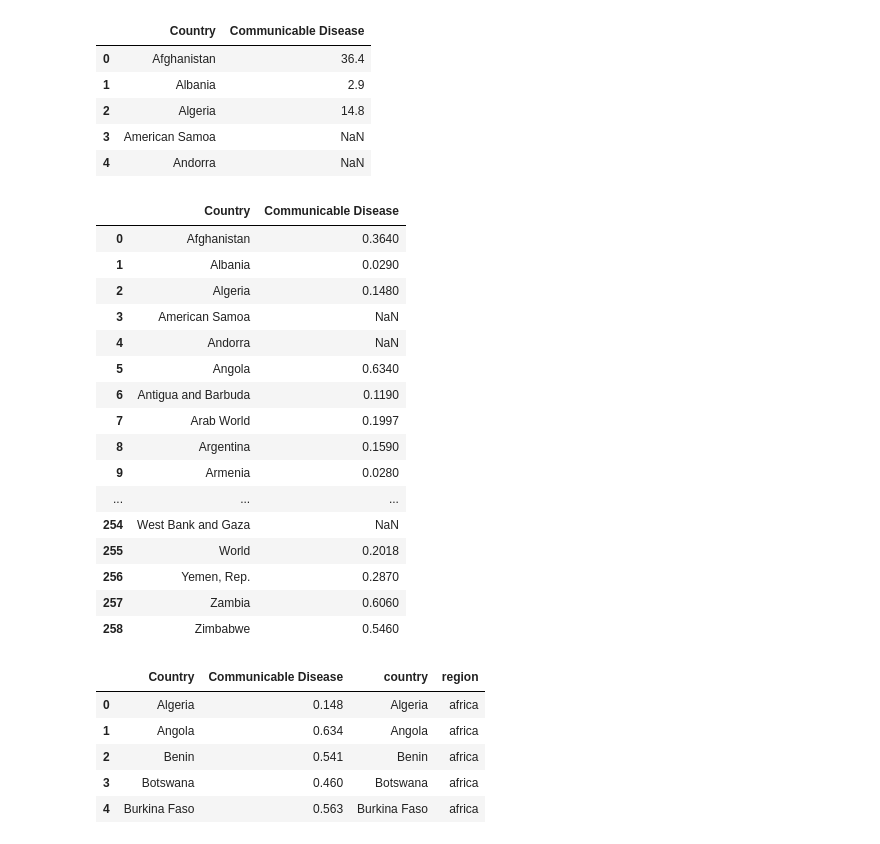
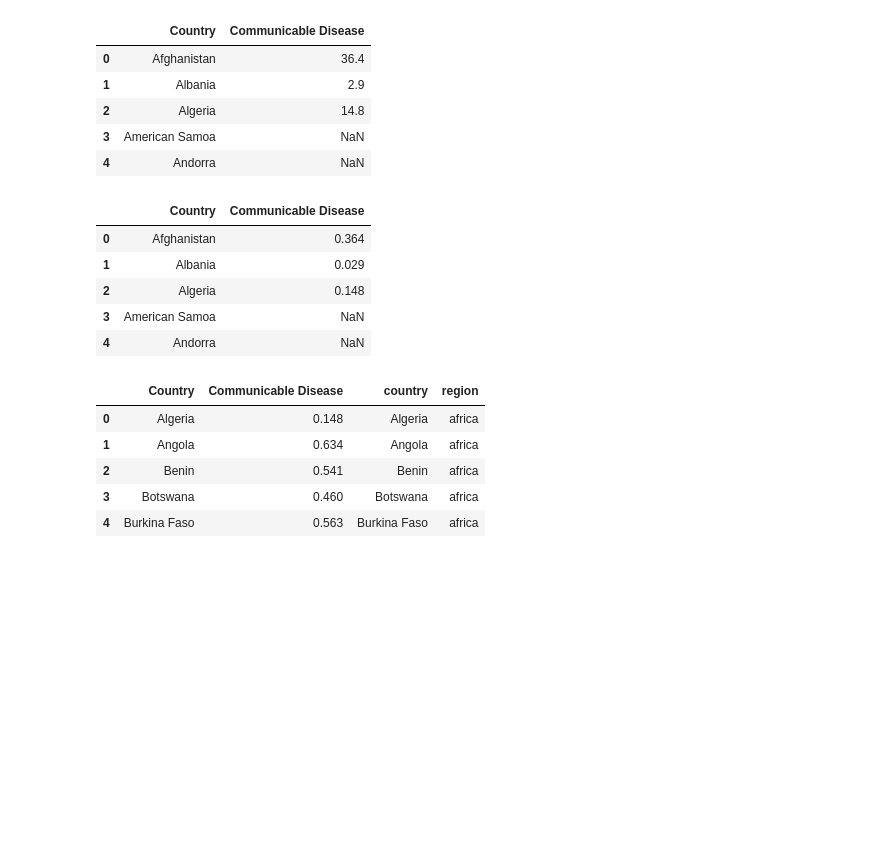
Before and after one commit to thelouwdown/Corona-Virus-in-Africa, a Jupyter notebook: COVID-19 Notebook.ipynb, the cells around one changed output. Saved outputs shown, nothing was run; the diff lists cells and outputs as text; code cells hidden in the pictures; blank space fills up the shorter version.

```diff
--- a/COVID-19 Notebook.ipynb
+++ b/COVID-19 Notebook.ipynb
@@ -61,26 +61,15 @@ df_com.head()
 # %%
 #rounding for speed and getting the data into a percentage
 df_com['Communicable Disease'] = df_com['Communicable Disease'].round(2)
 df_com['Communicable Disease'] = df_com['Communicable Disease']/100
-df_com
+df_com.head()
 # %% [output]
 |  | Country | Communicable Disease |
-| 0 | Afghanistan | 0.3640 |
-| 1 | Albania | 0.0290 |
-| 2 | Algeria | 0.1480 |
+| 0 | Afghanistan | 0.364 |
+| 1 | Albania | 0.029 |
+| 2 | Algeria | 0.148 |
 | 3 | American Samoa | NaN |
 | 4 | Andorra | NaN |
-| 5 | Angola | 0.6340 |
-| 6 | Antigua and Barbuda | 0.1190 |
-| 7 | Arab World | 0.1997 |
-| 8 | Argentina | 0.1590 |
-| 9 | Armenia | 0.0280 |
-| ... | ... | ... |
-| 254 | West Bank and Gaza | NaN |
-| 255 | World | 0.2018 |
-| 256 | Yemen, Rep. | 0.2870 |
-| 257 | Zambia | 0.6060 |
-| 258 | Zimbabwe | 0.5460 |
 # %%
 #Creating a subset of the data in case we want to look at an "Africa Only" view.
 africa_list = ['Algeria',
```
Also changed, not shown: parts of 8 cells of this notebook.
